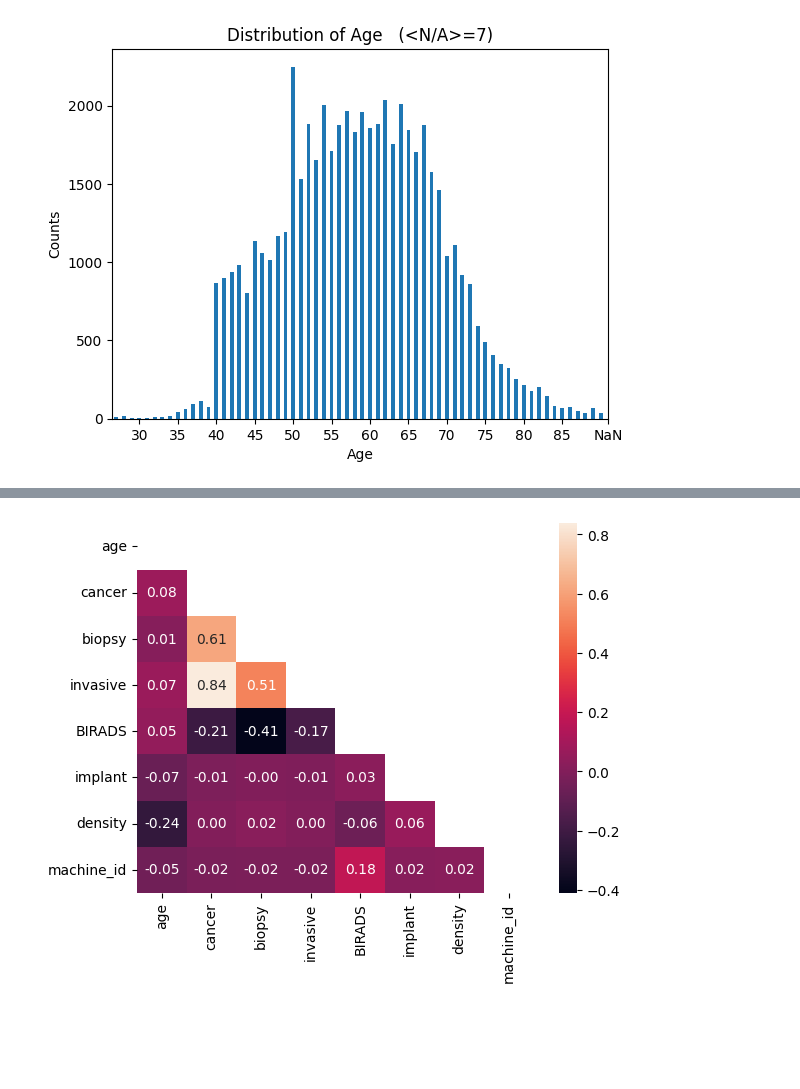
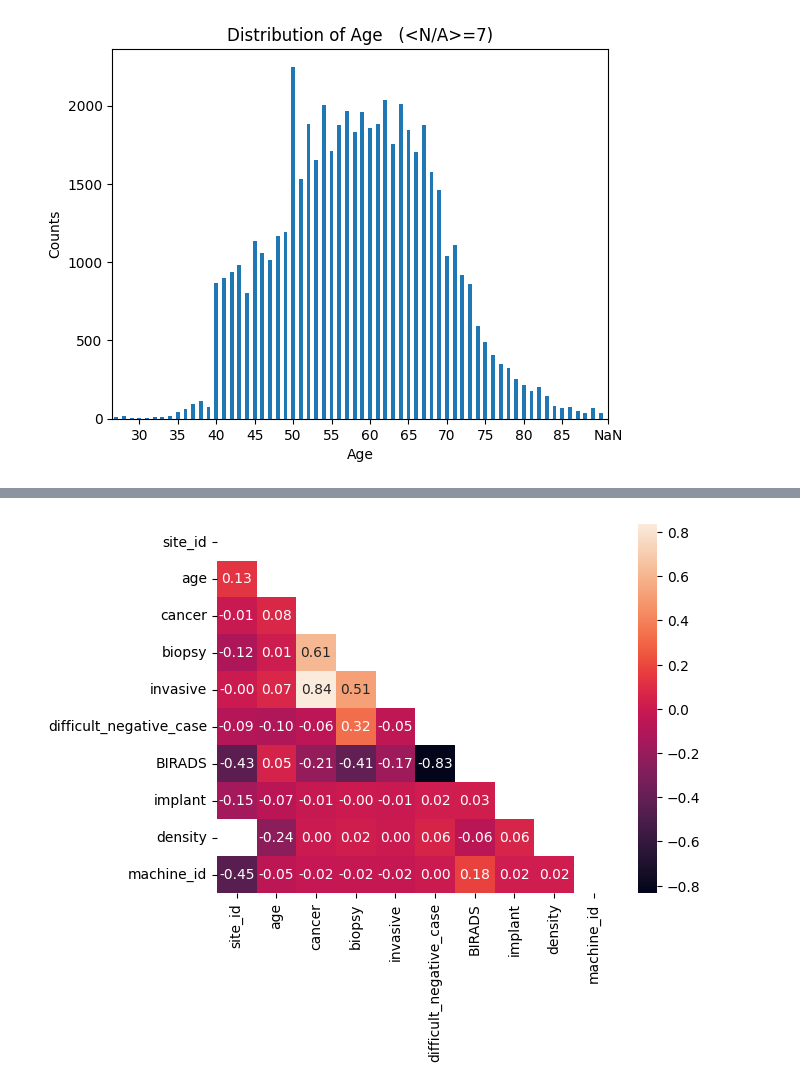
Before and after one commit to 5020hunter/RSNA-Breast-Cancer, a Jupyter notebook: prelim_analysis.ipynb, the cells around one changed output, grey strips where cells are left out. Saved outputs shown, nothing was run; the diff lists cells and outputs as text; code cells hidden in the pictures; blank space fills up the shorter version.

Commit message:
add columns to corr matrix, edit value counts

```diff
--- a/prelim_analysis.ipynb
+++ b/prelim_analysis.ipynb
@@ -51,7 +51,3 @@ ax.xaxis.set_ticklabels(ticklabels[3:64:5])
 plt.show()
 # %% [output]
 [figure]
-# %%
-enc = OrdinalEncoder()
-train['density'] = train['density'].sort_values()
-train['density'] = enc.fit_transform(train['density'].values.reshape(-1,1))
@@ -58,9 +70,14 @@ train['density'] = enc.fit_transform(train['density'].values.reshape(-1,1))
+# %%
+density_map = {pd.NA:-1,'A':0,'B':1,'C':2,'D':3}
+train['density'] = train['density'].map(density_map)
+diff_case_map = {True:1,False:0}
+train['difficult_negative_case'] = train['difficult_negative_case'].map(diff_case_map)
 # %%
-numerical = train[['age','cancer','biopsy','invasive','BIRADS','implant','density','machine_id']]
+numerical = train[['site_id','age','cancer','biopsy','invasive','difficult_negative_case','BIRADS','implant','density','machine_id']]
 corr_matrix = numerical.corr()
 mask = np.triu(corr_matrix)
 sn.heatmap(corr_matrix, annot=True, fmt='.2f', mask=mask)
 plt.show()
 # %% [output]
-[figure, old version]
+[figure, new version]
 # %%
```
Also changed, not shown: parts of 3 cells of this notebook.
